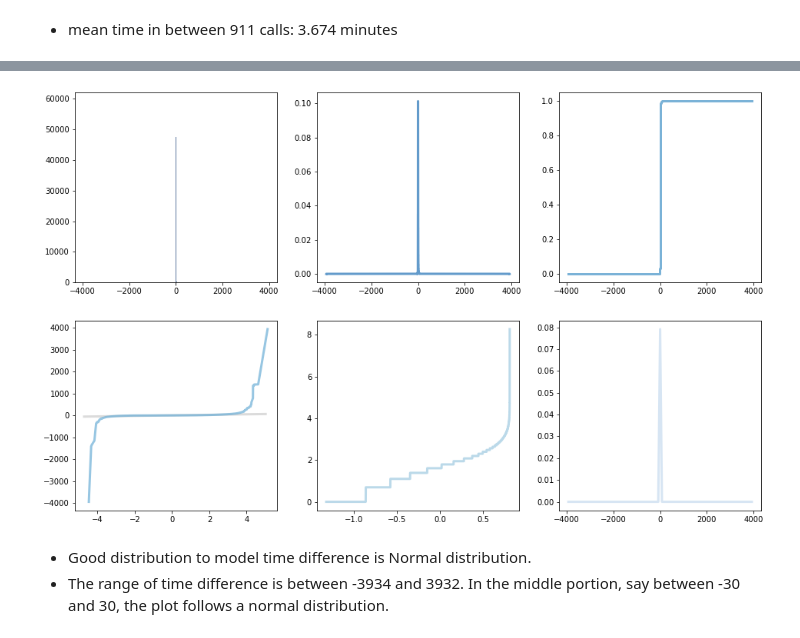
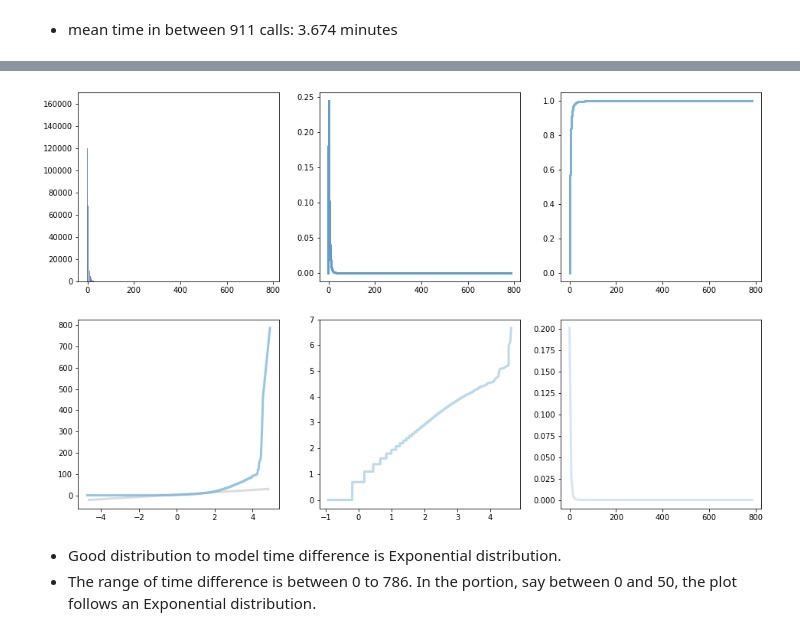
Before and after one commit to Soniyasunny1/3450_Asn3_Students, a Jupyter notebook: Assignment_3_workbook.ipynb, the cells around one changed output, grey strips where cells are left out. Saved outputs shown, nothing was run; the diff lists cells and outputs as text; code cells hidden in the pictures.

```diff
--- a/Assignment_3_workbook.ipynb
+++ b/Assignment_3_workbook.ipynb
@@ -624,13 +657,13 @@ def bigGraph(df_in, columnName):
     thinkplot.Pdf(pdf)
     thinkplot.Config()
     return
-# %%
-bigGraph(calls, "TimeDiff")
-# %% [output]
-[figure, removed]
+# %%
+bigGraph(calls2, "TimeDiff2")
+# %% [output]
+[figure, added]
 # %% [markdown]
 <ul>
-<li>Good distribution to model time difference is Normal distribution.
-<li>The range of time difference is between -3934 and 3932. In the middle portion, say between -30 and 30, the plot follows a normal distribution.
+<li>Good distribution to model time difference is Exponential distribution.
+<li>The range of time difference is between 0 to 786. In the portion, say between 0 and 50, the plot follows an Exponential distribution.
 
 </ul>
```
Also changed, not shown: parts of 8 cells of this notebook.
